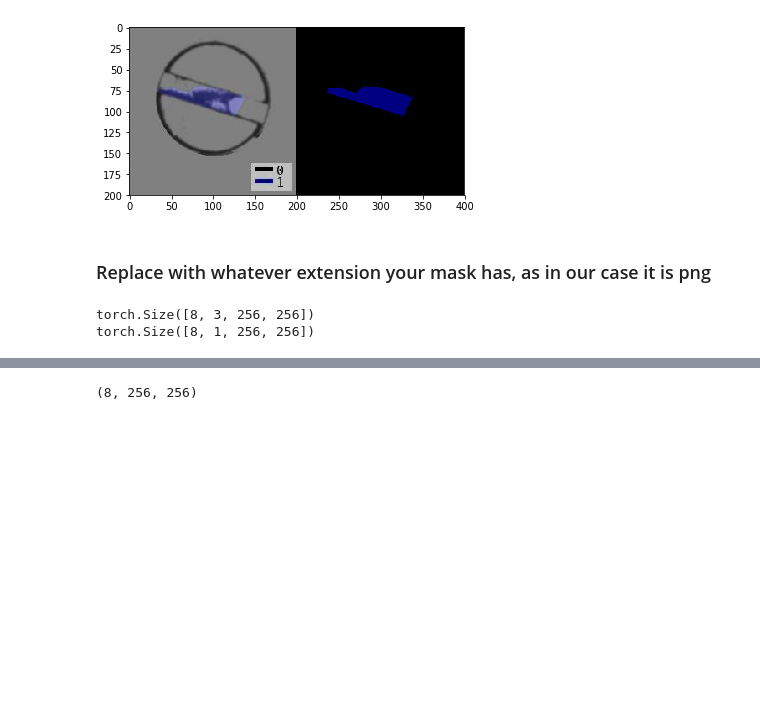
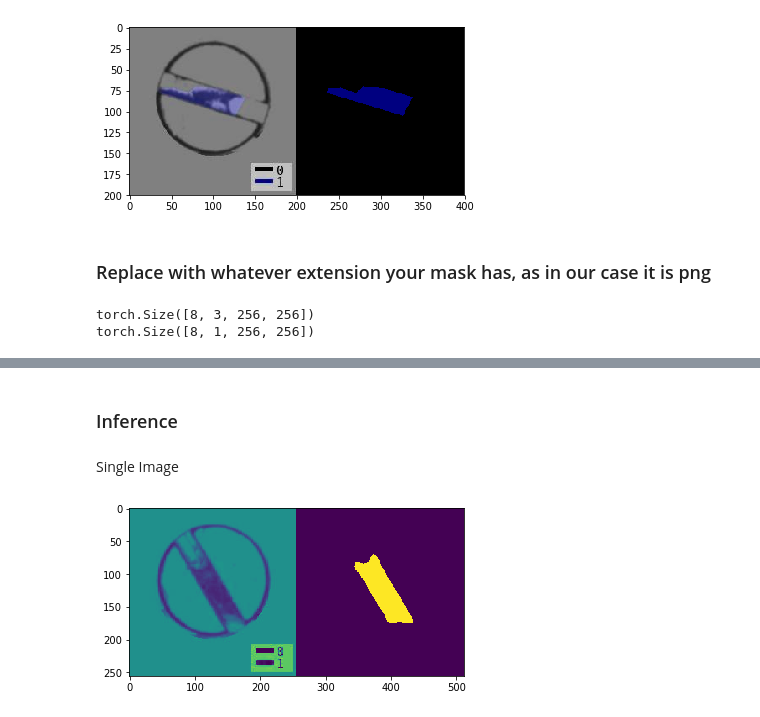
Before and after one commit to AryanRaj315/SensoVision_Segmentation, a Jupyter notebook: Train.ipynb, the cells around one changed output, grey strips where cells are left out. Drawn from its saved outputs; the diff is of its cells as text; code cells hidden in the pictures; blank space fills up the shorter version.

```diff
--- a/Train.ipynb
+++ b/Train.ipynb
@@ -510,6 +492,42 @@ def predict(model_path, img_path, thresh = 0.4):
+# %% [markdown]
+### Inference
+# %%
+def plot(img, model, thresh):
+    image = img
+    augmented = get_transforms('test')(image = img)
+    img = augmented['image']
+    img = img.unsqueeze(0)
+    y_preds = model(img.type('torch.cuda.FloatTensor'))
+    y_preds = nn.Sigmoid()(y_preds)
+    y_preds = y_preds[0].squeeze(0).detach().cpu().numpy()
+    y_preds = (y_preds > thresh).astype('uint8')*255
+    res = np.hstack([image[:, :, 0], y_preds])
+    plt.imshow(res)
+    plt.show()
+
+def predict(model_path, img_path = None, folder_path = None, thresh = 0.4):
+    checkpoint = torch.load(model_path)
+    model.load_state_dict(checkpoint["state_dict"])
+    shape = (256, 256)
+    if folder_path is not None:
+        path = os.listdir(folder_path)
+        for i in range(len(path)):
+            if path[i][-3:] != 'png' :
+                continue
+            img = cv2.imread(os.path.join(folder_path, path[i][:-3]+'jpg'))
+            img = cv2.resize(img, shape, interpolation = cv2.INTER_NEAREST)
+            plot(img, model, thresh)
+    elif img_path is not None:
+        if img_path[-3:] != 'png' :
+            print('Invalid Extension')
+        img = cv2.imread(img_path[:-3]+'jpg')
+        img = cv2.resize(img, shape, interpolation = cv2.INTER_NEAREST)
+        plot(img, model, thresh)
+# %% [markdown]
+Single Image
 # %%
-img_path = 'data/0.jpg'
+img_path = 'data/5.png'
 model_path = 'models/Ranger_Dice_Beta_1_best_loss.pth'
-preds, y_true, img = predict(model_path, img_path)
+predict(model_path, img_path = img_path)
 # %% [output]
-(8, 256, 256)
+[figure, added]
```
Also changed, not shown: parts of 9 cells of this notebook, 1 other file.
